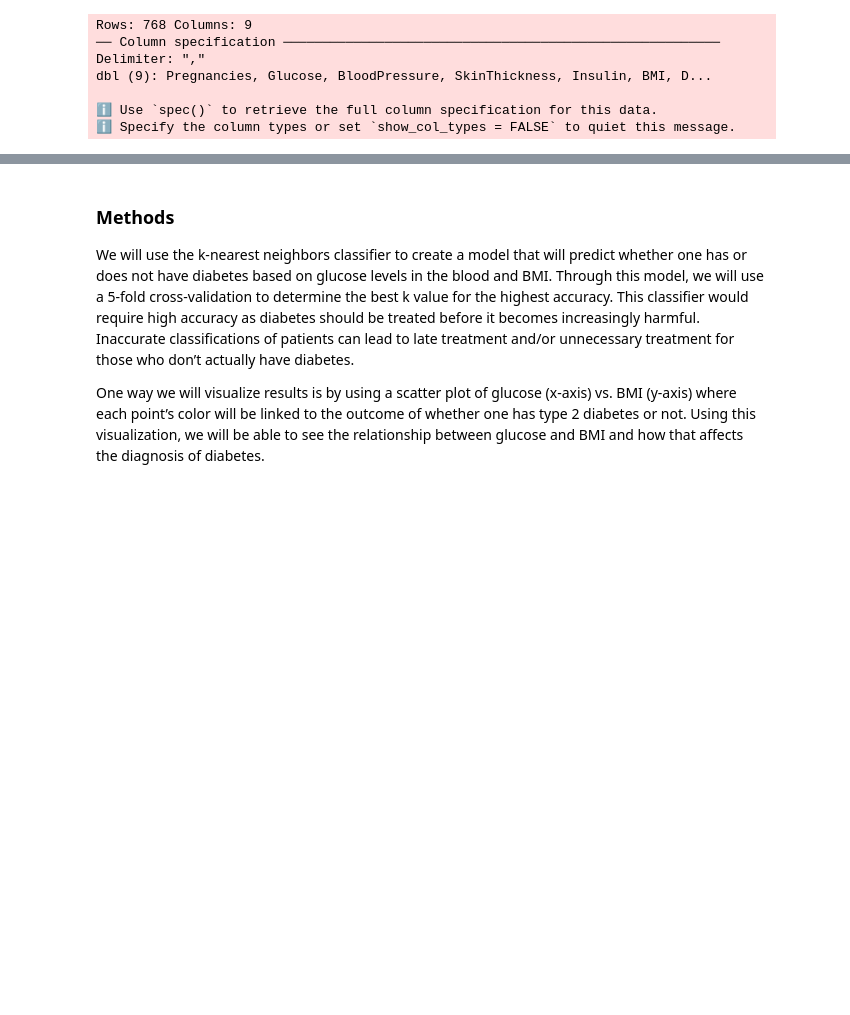
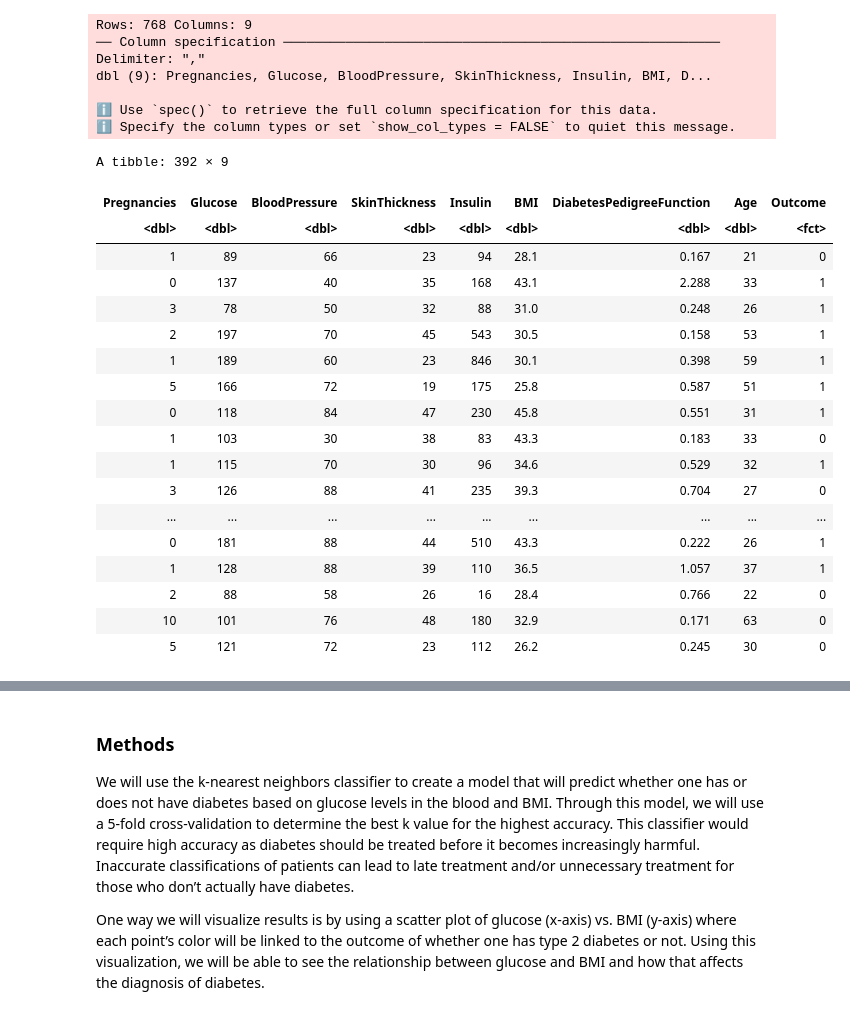
Before and after one commit to kzhang1223/dsci-100-2023s1-group-55, a Jupyter notebook: group_project_proposal_group_55.ipynb, the cells around one changed output, grey strips where cells are left out. Drawn from its saved outputs; the diff is of its cells as text; code cells hidden in the pictures; blank space fills up the shorter version.

```diff
--- a/group_project_proposal_group_55.ipynb
+++ b/group_project_proposal_group_55.ipynb
@@ -28,3 +29,27 @@ dbl (9): Pregnancies, Glucose, BloodPressure, SkinThickness, Insulin, BMI, D...
 ℹ Specify the column types or set `show_col_types = FALSE` to quiet this message.
 # %%
 # table of data
+
+diabetes_no_zeroes <- diabetes |>
+                filter(Glucose != 0, BloodPressure != 0, SkinThickness != 0, Insulin != 0, BMI != 0, DiabetesPedigreeFunction != 0)
+diabetes_no_zeroes
+# %% [output]
+A tibble: 392 × 9
+| Pregnancies | Glucose | BloodPressure | SkinThickness | Insulin | BMI | DiabetesPedigreeFunction | Age | Outcome |
+| <dbl> | <dbl> | <dbl> | <dbl> | <dbl> | <dbl> | <dbl> | <dbl> | <fct> |
+| 1 | 89 | 66 | 23 | 94 | 28.1 | 0.167 | 21 | 0 |
+| 0 | 137 | 40 | 35 | 168 | 43.1 | 2.288 | 33 | 1 |
+| 3 | 78 | 50 | 32 | 88 | 31.0 | 0.248 | 26 | 1 |
+| 2 | 197 | 70 | 45 | 543 | 30.5 | 0.158 | 53 | 1 |
+| 1 | 189 | 60 | 23 | 846 | 30.1 | 0.398 | 59 | 1 |
+| 5 | 166 | 72 | 19 | 175 | 25.8 | 0.587 | 51 | 1 |
+| 0 | 118 | 84 | 47 | 230 | 45.8 | 0.551 | 31 | 1 |
+| 1 | 103 | 30 | 38 | 83 | 43.3 | 0.183 | 33 | 0 |
+| 1 | 115 | 70 | 30 | 96 | 34.6 | 0.529 | 32 | 1 |
+| 3 | 126 | 88 | 41 | 235 | 39.3 | 0.704 | 27 | 0 |
+| ... | ... | ... | ... | ... | ... | ... | ... | ... |
+| 0 | 181 | 88 | 44 | 510 | 43.3 | 0.222 | 26 | 1 |
+| 1 | 128 | 88 | 39 | 110 | 36.5 | 1.057 | 37 | 1 |
+| 2 | 88 | 58 | 26 | 16 | 28.4 | 0.766 | 22 | 0 |
+| 10 | 101 | 76 | 48 | 180 | 32.9 | 0.171 | 63 | 0 |
+| 5 | 121 | 72 | 23 | 112 | 26.2 | 0.245 | 30 | 0 |
```
Also changed, not shown: parts of 3 cells of this notebook.
